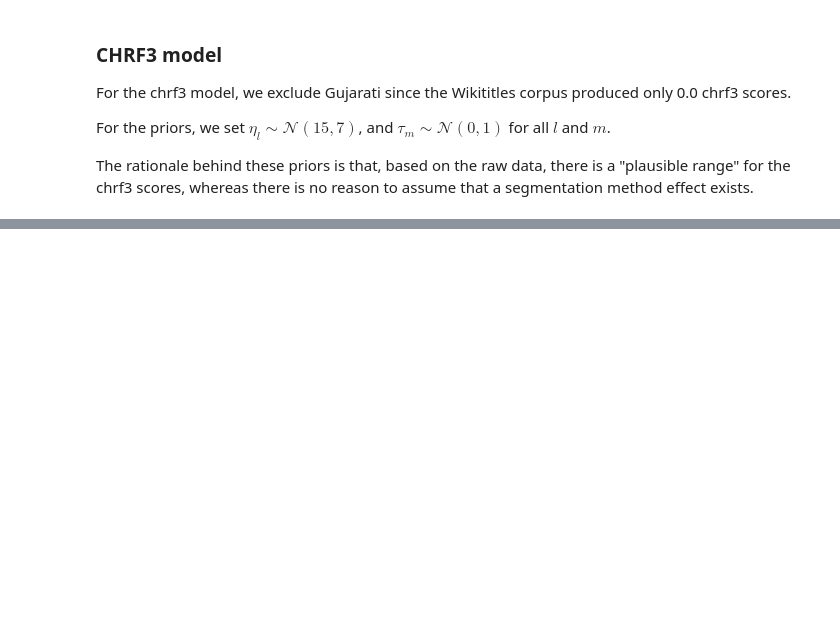
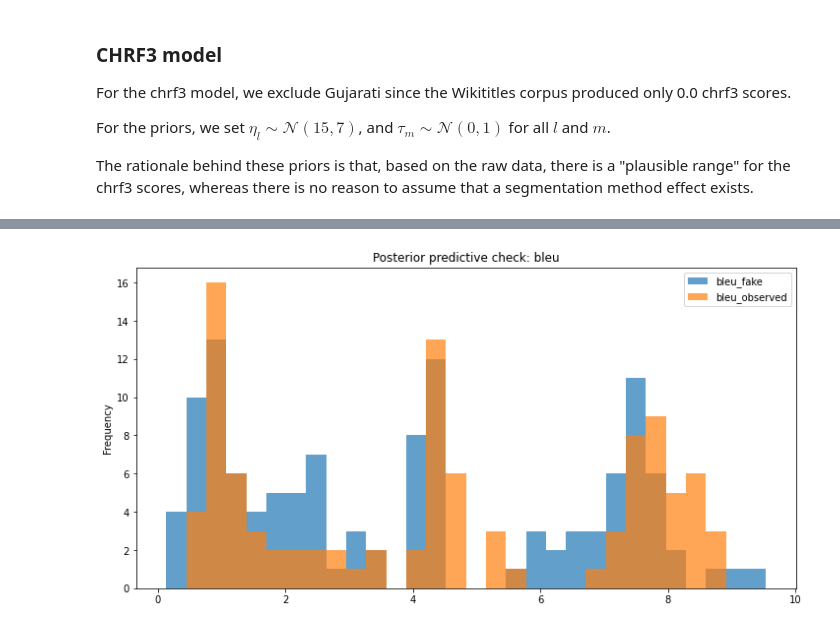
Before and after one commit to j0ma/flores, a Jupyter notebook: combined-results-analysis.ipynb, the cells around one changed output, grey strips where cells are left out. Cells and saved outputs as stored; diff of their text form; code cells hidden in the pictures; blank space fills up the shorter version.

```diff
--- a/combined-results-analysis.ipynb
+++ b/combined-results-analysis.ipynb
@@ -26,6 +29,7 @@ flores_full.method = flores_full.method.str.replace('baseline-fp16', 'sentencepi
 flores_results = flores_full[flores_full.method.isin(segmentation_methods)].copy()
 # %%
 combined_results = pd.concat([flores_results, wmt19_results], ignore_index=True).copy()
+combined_results_old = pd.concat([flores_results, wmt19_results_old], ignore_index=True).copy()
 # %%
 combined_results['chrf3'] = 100*combined_results.chrf3
-# combined_results['bleu'] = 0.01*combined_results.bleu
+combined_results_old['chrf3'] = 100*combined_results_old.chrf3
@@ -551,0 +323,2 @@ median_chrf3_df
+# %%
+combined_results_sans_gu_old = combined_results_old[~combined_results_old.pair.str.contains('gu')].copy()
@@ -551,0 +363,4 @@ median_chrf3_df
+# %%
+posterior_predictive_check(combined_results_sans_gu_old.bleu, posterior_pred_bleu_old)
+# %% [output]
+[figure, added]
```
Also changed, not shown: parts of 74 cells of this notebook, 2 other files.
